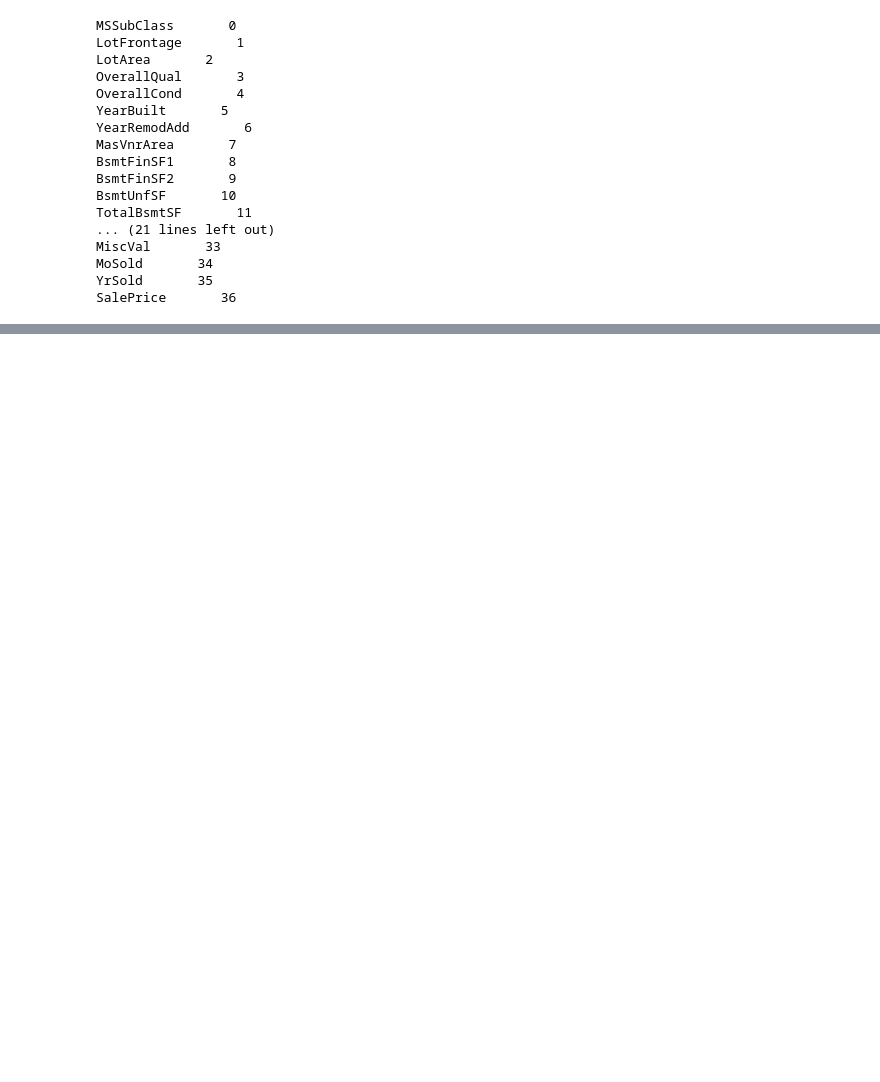
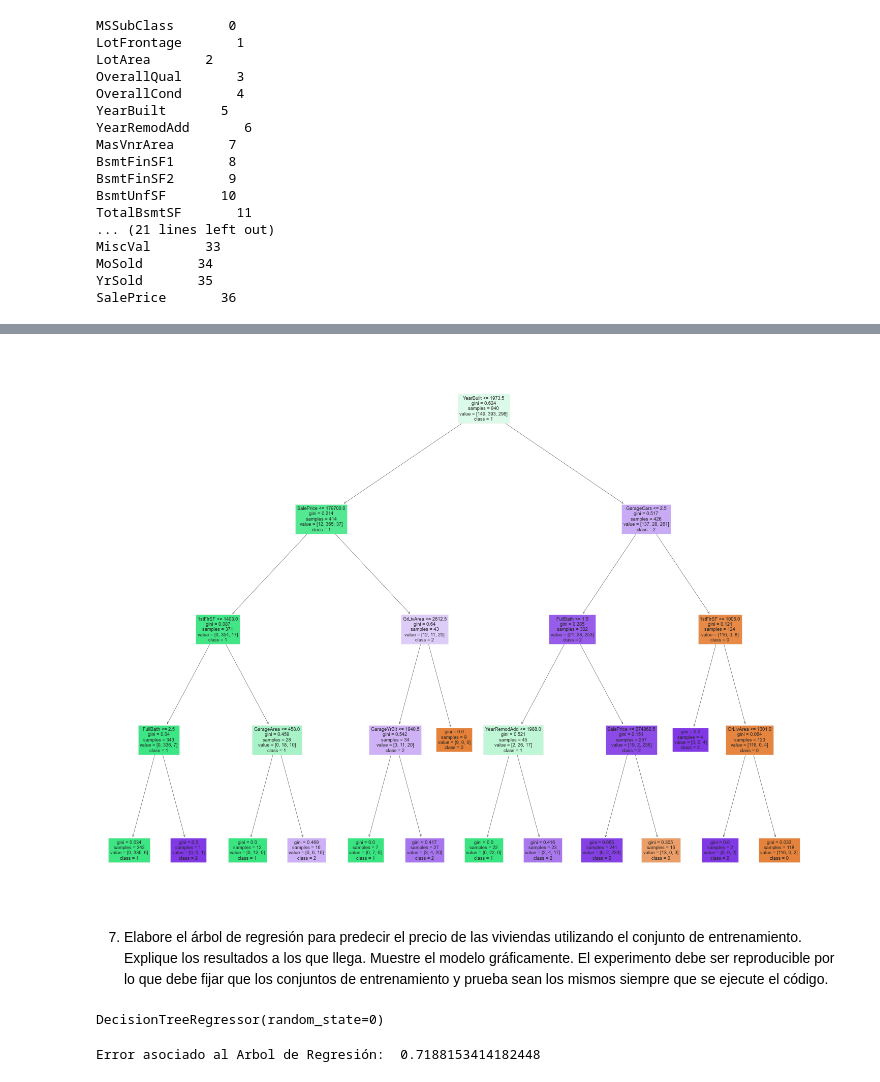
Before and after one commit to ElGutiz/Miner-a-HT3, a Jupyter notebook: Mineria de Datos-HDT3.ipynb, the cells around one changed output, grey strips where cells are left out. Saved outputs shown, nothing was run; the diff lists cells and outputs as text; code cells hidden in the pictures; blank space fills up the shorter version.

Commit message:
Arboles de Regreción y Decisión

```diff
--- a/Mineria de Datos-HDT3.ipynb
+++ b/Mineria de Datos-HDT3.ipynb
@@ -774,0 +783,5 @@ SalePrice       36
+# %%
+#Copiar los datos
+arbolDF = entrenamiento.copy()
+arbolDF = arbolDF[["SalePrice", "OverallQual", "YearBuilt", "YearRemodAdd", "TotalBsmtSF", "1stFlrSF", "GrLivArea", "FullBath", "GarageYrBlt", "GarageCars", "GarageArea", "KmeansCluster"]]
+arbolDF
@@ -774,0 +802,10 @@ SalePrice       36
+# %%
+from sklearn.model_selection import train_test_split
+
+Y = arbolDF.pop("KmeansCluster")
+X = arbolDF
+
+
+#Dividiremos nuestros datos en dos gran conjuntos
+x_train, x_test, y_train, y_test = train_test_split(X, Y, train_size = 0.75, random_state = 0)
+x_train.info()
@@ -774,0 +831,17 @@ SalePrice       36
+# %%
+from sklearn.tree import DecisionTreeClassifier
+
+#Se crea el modelo de arbol que utilizaremos
+arbol = DecisionTreeClassifier(max_depth = 4)
+
+arbol_ventas = arbol.fit(x_train, y_train)
+# %%
+from sklearn import tree
+
+fig = plt.figure(figsize= (25, 20)) #Le indicamos las dimensiones del gráfico
+
+tree.plot_tree(arbol_ventas, feature_names = list(arbolDF.columns), class_names=['0','1','2'], filled=True)
+plt.show()
+fig.savefig('Arbol.png')
+# %% [output]
+[figure, added]
@@ -774,0 +850,21 @@ SalePrice       36
+# %% [markdown]
+7. Elabore el árbol de regresión para predecir el precio de las viviendas utilizando el conjunto
+de entrenamiento.  Explique los resultados a los que llega. Muestre el modelo gráficamente.
+El experimento debe ser reproducible por lo que debe fijar que los conjuntos de
+entrenamiento y prueba sean los mismos siempre que se ejecute el código.
+# %%
+from sklearn.tree import DecisionTreeRegressor
+
+dtReg = DecisionTreeRegressor(random_state = 0)
+
+dtReg.fit(x_train, y_train)
+# %% [output]
+DecisionTreeRegressor(random_state=0)
+# %%
+y_predict_dtr = dtReg.predict((x_test))
+
+from sklearn import metrics
+r_square = metrics.r2_score(y_test, y_predict_dtr)
+print("Error asociado al Arbol de Regresión: ", r_square)
+# %% [output]
+Error asociado al Arbol de Regresión:  0.7188153414182448
```
Also changed, not shown: parts of 8 cells of this notebook, 2 other files.
